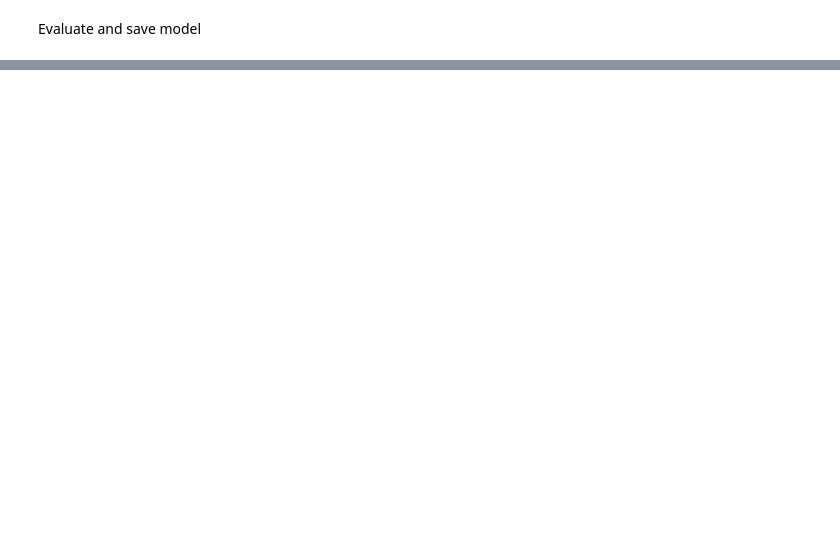
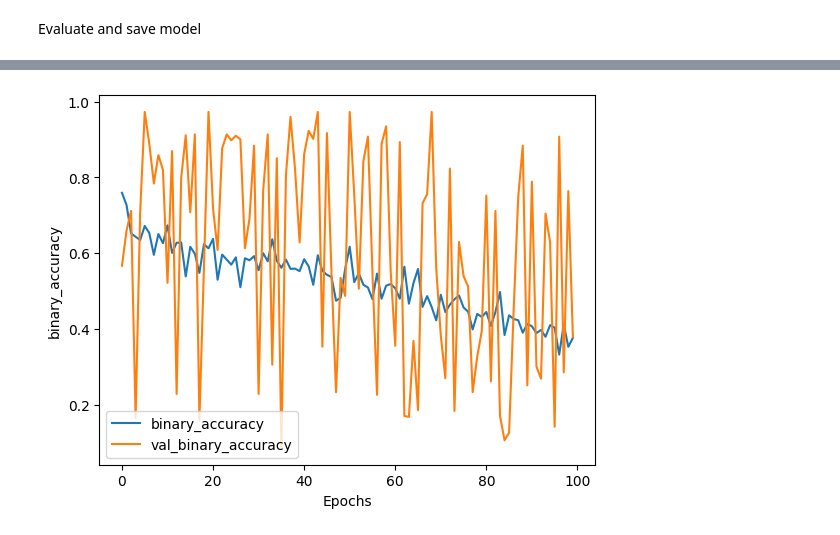
Before and after one commit to brian-zanfelice/Dont-touch-the-spikes-imitation-learning, a Jupyter notebook: model_training.ipynb, the cells around one changed output, grey strips where cells are left out. Drawn from its saved outputs; the diff is of its cells as text; code cells hidden in the pictures; blank space fills up the shorter version.

```diff
--- a/model_training.ipynb
+++ b/model_training.ipynb
@@ -55,2 +85,6 @@ Evaluate and save model
+# %%
+plot_graphs(history, 'binary_accuracy', 300)
+# %% [output]
+[figure, added]
 # %%
 model.save("my_model")
```
Also changed, not shown: parts of 14 cells of this notebook, 2 other files.
